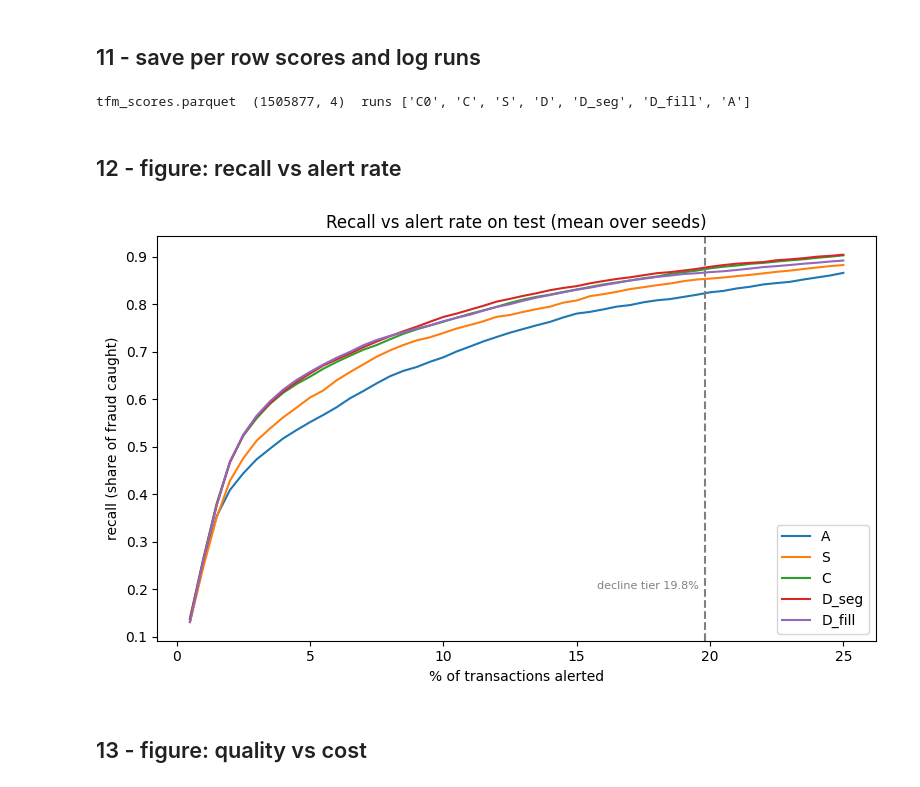
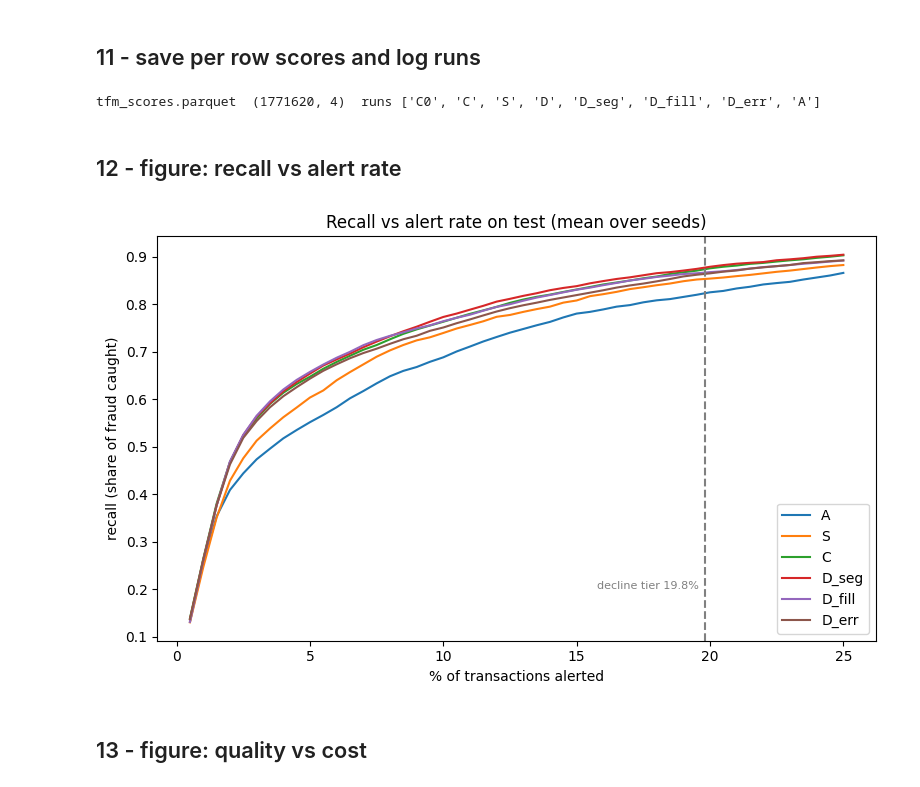
Before and after one commit to TimFlocke/fraud_model, a Jupyter notebook: notebooks/14_tfm_context.ipynb, the cells around one changed output. Cells and saved outputs as stored; diff of their text form; code cells hidden in the pictures.

```diff
--- a/notebooks/14_tfm_context.ipynb
+++ b/notebooks/14_tfm_context.ipynb
@@ -347,2 +350,16 @@ S seed 0  pr_auc 0.5579  roc_auc 0.9192  fit 3.2s  predict 0.0s
 
 banks are cheap and deterministic so they are rebuilt every run; only the tfm scoring is cached.
+# %%
+# stage 13 rank transform of prior_score to the 0-1000 scale, then the decline flag
+train_sorted = np.load(config.RESULTS_PATH / 'train_sorted.npy')
+decline_threshold = 700
+for X in [X_val, X_test]:
+    X['score_1000'] = apply_uniform_score(X['prior_score'].values, train_sorted)
+    X['above_decline'] = (X['score_1000'] > decline_threshold).astype(int)
+
+err_counts = pd.DataFrame({
+    f'{name}_{stat}': X.assign(y=y.values).groupby('above_decline')['y'].agg(stat)
+    for name, X, y in [('val', X_val, y_val), ('test', X_test, y_test)] for stat in ['size', 'sum', 'mean']
+})
+print(f"share above decline  val {X_val['above_decline'].mean():.3f}  test {X_test['above_decline'].mean():.3f}")
+display(err_counts.round(4))
@@ -349,7 +372,7 @@ banks are cheap and deterministic so they are rebuilt every run; only the tfm sc
 # %%
 # run -> (segment_col, fill_to_n_ctx)
-bank_runs = {'D': (None, False), 'D_seg': ('has_identity', False), 'D_fill': (None, True)}
-bank_pool = pool.assign(has_identity=X_val['has_identity'].values)
+bank_runs = {'D': (None, False), 'D_seg': ('has_identity', False), 'D_fill': (None, True), 'D_err': ('above_decline', False)}
+bank_pool = pool.assign(has_identity=X_val['has_identity'].values, above_decline=X_val['above_decline'].values)
 banks = {}
 for run, (segment_col, fill) in bank_runs.items():
     for seed in cfg['seeds']:
@@ -521,0 +556,17 @@ D vs D_fill per leaf
+# %%
+e = key_tables['D_err']
+err_val = pd.DataFrame({
+    'segment': ['below (passed: tn + fn)', 'above (flagged: tp + fp)'],
+    'val_rows': e['pool_rows'].values, 'val_frauds': (e['pool_rows'] * e['pool_fraud_rate']).round().astype(int).values,
+    'val_fraud_rate': e['pool_fraud_rate'].values, 'ctx_rows': e['ctx_rows'].values,
+    'ctx_fraud_rate': e['ctx_fraud_rate'].values, 'keep_rate': e['keep_rate'].values,
+}, index=e.index)
+display(err_val.round(4))
+
+n_flag = int(X_test['above_decline'].sum())
+err_test = e[['test_rows', 'test_fraud_rate', 'pr_auc_A', 'pr_auc_C', 'pr_auc_D_err']].copy()
+for r in ['A', 'C', 'D_err']:
+    seeds = [-1] if r == 'A' else cfg['seeds']
+    prec = np.mean([yt[np.argsort(-score_of[(r, s)], kind='stable')[:n_flag]].mean() for s in seeds])
+    err_test[f'precision_at_{n_flag}_{r}'] = [np.nan, prec] if list(err_test.index) == [0, 1] else np.nan
+display(err_test.round(4))
@@ -543,6 +603,9 @@ run_params = {
                'min_leaf_fraud': cfg['min_leaf_fraud'], 'n_keys': len(key_tables['D_fill'])},
     'D_seg': {**tfm_params, 'fraud_rate': cfg['fraud_rate'], 'routing': 'segment has_identity',
               'min_leaf_fraud': cfg['min_leaf_fraud'], 'n_keys': len(key_tables['D_seg'])},
+    'D_err': {**tfm_params, 'fraud_rate': cfg['fraud_rate'], 'routing': 'segment above_decline',
+              'decline_threshold': decline_threshold, 'min_leaf_fraud': cfg['min_leaf_fraud'],
+              'n_keys': len(key_tables['D_err'])},
 }
 for run in [r for r in agg.index if r in computed_runs]:
     log_run(
@@ -554,31 +617,31 @@ for run in [r for r in agg.index if r in computed_runs]:
         results_path=config.RESULTS_PATH,
     )
 # %% [output]
-tfm_scores.parquet  (1505877, 4)  runs ['C0', 'C', 'S', 'D', 'D_seg', 'D_fill', 'A']
+tfm_scores.parquet  (1771620, 4)  runs ['C0', 'C', 'S', 'D', 'D_seg', 'D_fill', 'D_err', 'A']
 # %% [markdown]
 ## 12 - figure: recall vs alert rate
 # %%
 rates = np.linspace(0.005, 0.25, 50)
-curve_runs = ['A', 'S', 'C', 'D_seg', 'D_fill']
+curve_runs = ['A', 'S', 'C', 'D_seg', 'D_fill', 'D_err']
 seeds_of = all_scores.groupby('run')['seed'].unique()
 
 fig, ax = plt.subplots(figsize=(8, 5))
 for run in curve_runs:
     curves = np.array([[recall_at_alert(yt, score_of[(run, s)], r) for r in rates] for s in seeds_of[run]])
     ax.plot(rates * 100, curves.mean(axis=0), label=run)
 ax.axvline(19.8, linestyle='--', color='grey')
 ax.text(19.6, 0.2, 'decline tier 19.8%', color='grey', fontsize=8, ha='right')
 ax.set_xlabel('% of transactions alerted')
 ax.set_ylabel('recall (share of fraud caught)')
 ax.set_title('Recall vs alert rate on test (mean over seeds)')
 ax.legend(loc='lower right')
 fig.tight_layout()
 recall_path = config.PLOTS_PATH / 'tfm_recall_vs_alert.png'
 fig.savefig(recall_path, dpi=150, bbox_inches='tight')
 plt.show()
 plt.close()
 # %% [output]
-[figure, old version]
+[figure, new version]
 # %% [markdown]
 ## 13 - figure: quality vs cost
 # %%
```
Also changed, not shown: parts of 15 cells of this notebook, 3 other files.
